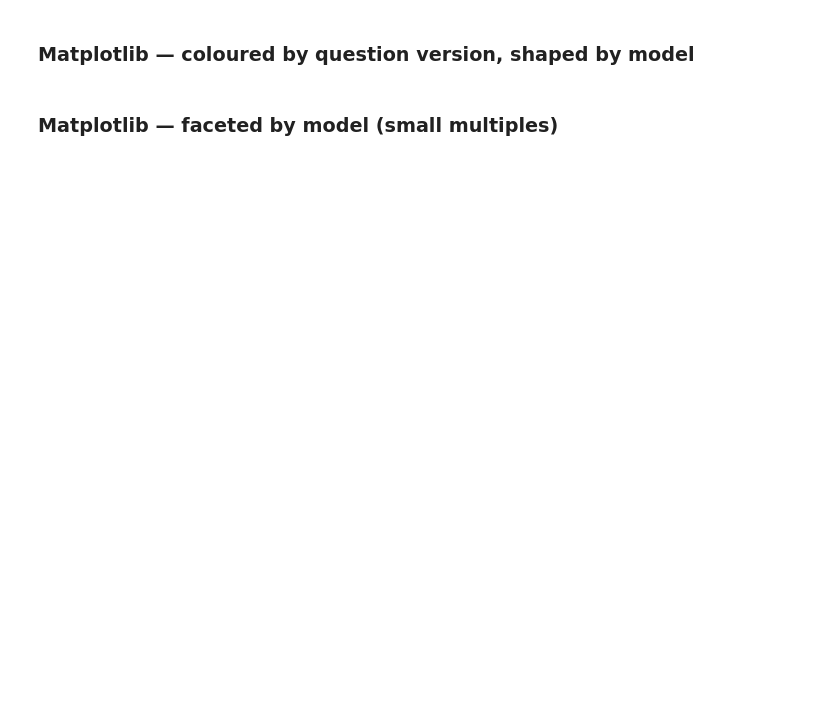
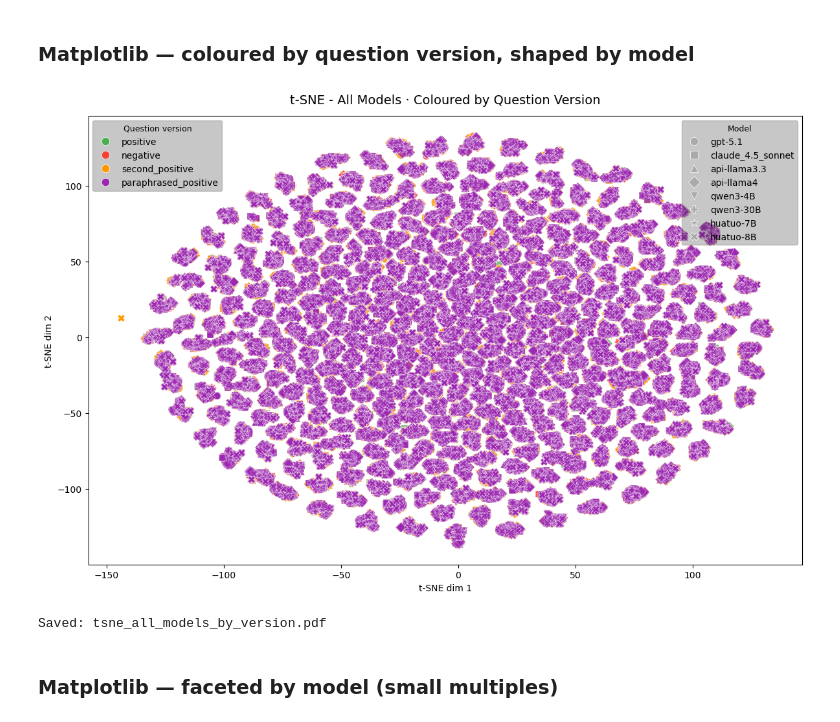
Before and after one commit to hyesunyun/LLMHealthFramingEffect, a Jupyter notebook: code/embeddings_visualizations.ipynb, the cells around one changed output. Cells and saved outputs as stored; diff of their text form; code cells hidden in the pictures; blank space fills up the shorter version.

Commit message:
Add visualizations

```diff
--- a/code/embeddings_visualizations.ipynb
+++ b/code/embeddings_visualizations.ipynb
@@ -18,22 +18,19 @@ model_names = [
 # EXTRACTED only
 framing_embeddings_dict = {}
 for model in model_names:
-    print(f"=== {model} ===")
     # Load and print results for each model (adjust path as needed)
     results = np.load(f"./outputs/evaluation/{model}_embeddings.npz", allow_pickle=True)
-    framing_embeddings_dict[model] = results.item()
+    framing_embeddings_dict[model] = results
 
 
 basic_baseline_embeddings_dict = {}
 for model in model_names:
-    print(f"=== {model} ===")
     # Load and print results for each model (adjust path as needed)
     results = np.load(f"./outputs/baseline_evaluation/{model}_embeddings.npz", allow_pickle=True)
-    basic_baseline_embeddings_dict[model] = results.item()
+    basic_baseline_embeddings_dict[model] = results
 
 paraphrased_baseline_embeddings_dict = {}
 for model in model_names:
-    print(f"=== {model} ===")
     # Load and print results for each model (adjust path as needed)
     results = np.load(f"./outputs/paraphrased_baseline_evaluation/{model}_embeddings.npz", allow_pickle=True)
-    paraphrased_baseline_embeddings_dict[model] = results.item()
+    paraphrased_baseline_embeddings_dict[model] = results
@@ -121,7 +110,7 @@ for model, emb_dict in basic_baseline_embeddings_dict.items():
         review_id, category, version = parse_key(key)
         if version == "positive2":
             version = "second_positive"
-        if version in TARGET_VERSIONS:
+        if version in TARGET_VERSIONS and version != "positive": # don't count positive twice
             all_vectors.append(np.array(vec, dtype=np.float32))
             all_versions.append(version)
             all_model_tags.append(model)
@@ -132,7 +121,7 @@ for model, emb_dict in basic_baseline_embeddings_dict.items():
 for model, emb_dict in paraphrased_baseline_embeddings_dict.items():
     for key, vec in emb_dict.items():
         review_id, category, version = parse_key(key)
-        if version in TARGET_VERSIONS:
+        if version in TARGET_VERSIONS and version != "positive": # don't count positive twice
             all_vectors.append(np.array(vec, dtype=np.float32))
             all_versions.append(version)
             all_model_tags.append(model)
@@ -192,7 +193,7 @@ perplexity = min(30, N_TOTAL - 1)   # scikit-learn default; scales down for smal
 tsne_all = TSNE(
     n_components=2,
     perplexity=perplexity,
-    n_iter=1000,
+    max_iter=1000,
     metric="euclidean",   # correct after PCA pre-reduction
     init="pca",
     random_state=42,
@@ -213,10 +242,8 @@ VERSION_ORDER = ["positive", "negative", "second_positive", "paraphrased_positiv
 MODEL_ORDER   = [m for m in MODEL_MARKERS if m in set(all_model_tags)]  # only loaded models
 
 fig, ax = plt.subplots(figsize=(12, 8))
-fig.patch.set_facecolor("#0f0f0f")
-ax.set_facecolor("#1a1a1a")
 
-# Draw one scatter call per (version, model) combination so every combination
+# One scatter call per (version, model) combination so every combination
 # can appear independently in the legend if needed. We build two separate
 # legend handles: one for colours (version) and one for shapes (model).
 for version in VERSION_ORDER:
@@ -249,43 +276,41 @@ leg1 = ax.legend(
     title_fontsize=9,
     loc="upper left",
     framealpha=0.25,
-    labelcolor="white",
     facecolor="#222",
     edgecolor="#444",
 )
 ax.add_artist(leg1)
 
 # ── legend: model shapes ──────────────────────────────────────────────────────
 model_handles = [
     plt.Line2D([0], [0], marker=MODEL_MARKERS.get(m, "o"), color="none",
                markerfacecolor="#aaaaaa", markeredgecolor="white",
                markeredgewidth=0.5, markersize=9, label=m)
     for m in MODEL_ORDER
 ]
 ax.legend(
     handles=model_handles,
     title="Model",
     title_fontsize=9,
     loc="upper right",
     framealpha=0.25,
-    labelcolor="white",
     facecolor="#222",
     edgecolor="#444",
 )
 
 ax.set_title("t-SNE - All Models · Coloured by Question Version",
-             color="white", fontsize=14, pad=14)
-ax.set_xlabel("t-SNE dim 1", color="#888")
-ax.set_ylabel("t-SNE dim 2", color="#888")
-ax.tick_params(colors="#555")
-for spine in ax.spines.values():
-    spine.set_edgecolor("#333")
+             fontsize=14, pad=14)
+ax.set_xlabel("t-SNE dim 1")
+ax.set_ylabel("t-SNE dim 2")
 
 plt.tight_layout()
 plt.savefig("./outputs/figures_all_baselines/tsne_all_models_by_version.pdf", bbox_inches="tight",
             facecolor=fig.get_facecolor())
 plt.show()
 print("Saved: tsne_all_models_by_version.pdf")
+# %% [output]
+[figure, added]
+Saved: tsne_all_models_by_version.pdf
 # %% [markdown]
 ### Matplotlib — faceted by model (small multiples)
 # %%
```
Also changed, not shown: parts of 7 cells of this notebook, 3 other files.
